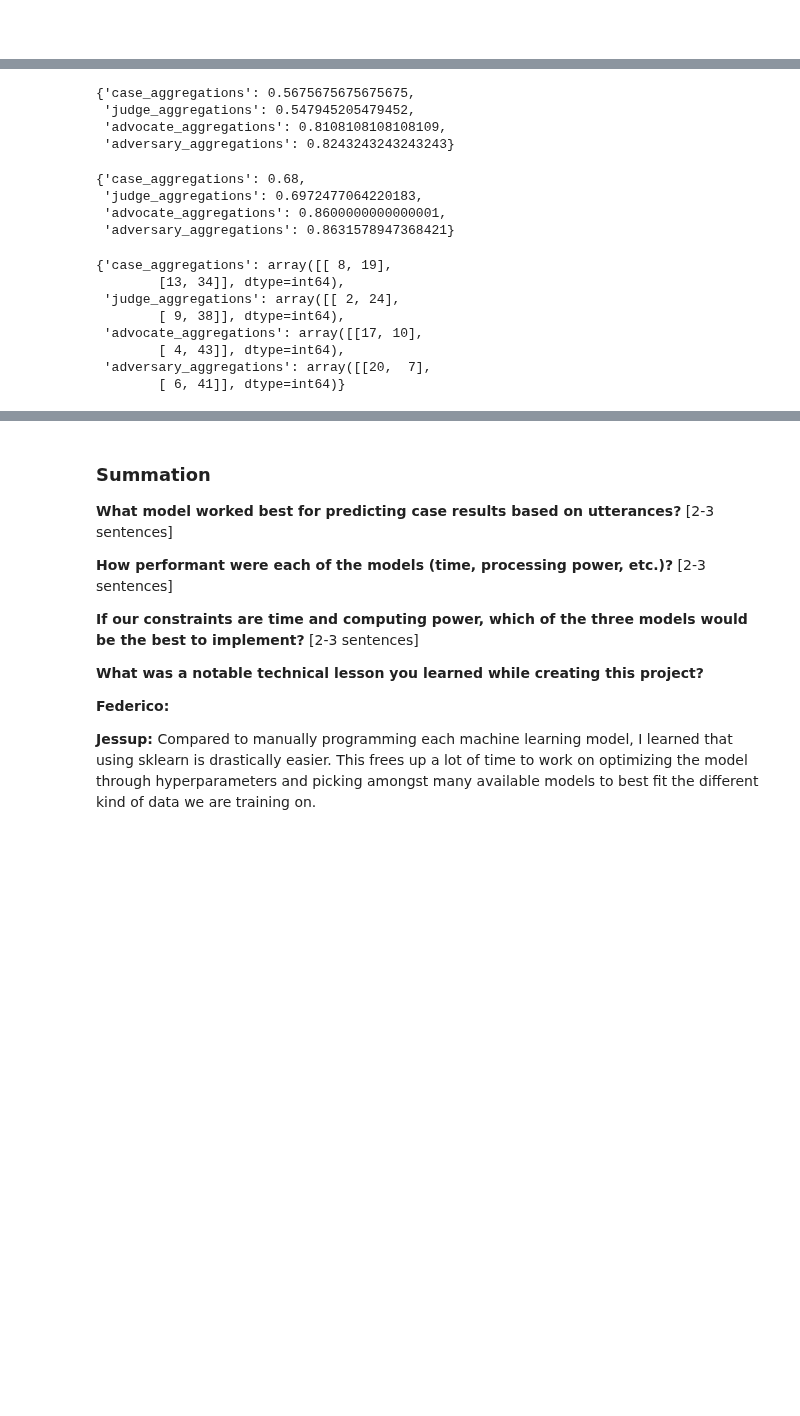
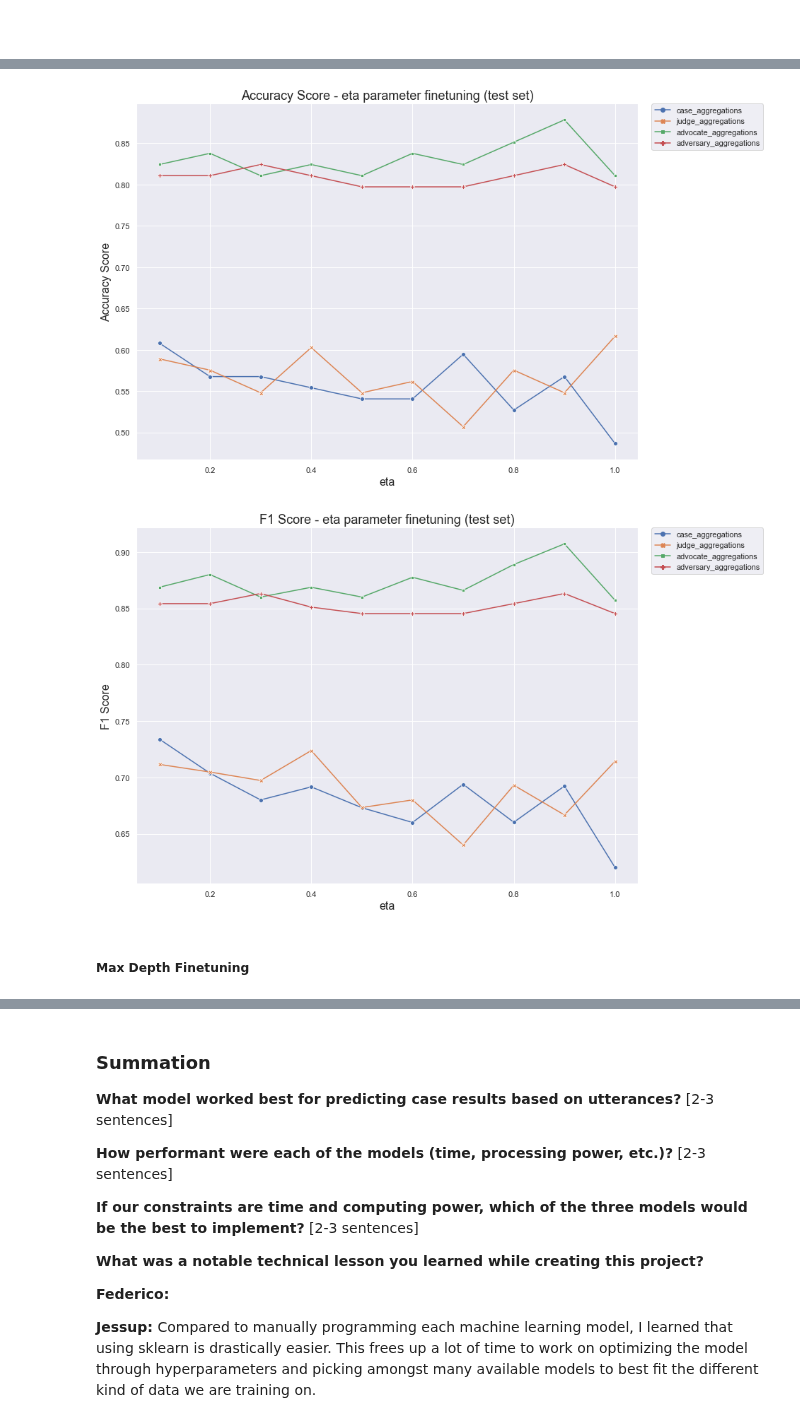
Before and after one commit to michplunkett/supreme-court-ml-predictions, a Jupyter notebook: final_report.ipynb, the cells around one changed output, grey strips where cells are left out. Drawn from its saved outputs; the diff is of its cells as text; code cells hidden in the pictures; blank space fills up the shorter version.

Commit message:
Adding plots for XGB hyperparams

```diff
--- a/final_report.ipynb
+++ b/final_report.ipynb
@@ -185,11 +185,11 @@ def plot_accuracy_scores(melted_df, param_name, accuracy_metric=None):
     plt.ticklabel_format(style='plain', axis='y')
     if accuracy_metric is None:
 
-        ax1.set_title(f'Accuracy Score - {param_name} parameter finetuning', fontsize = 18)
+        ax1.set_title(f'Accuracy Score - {param_name} parameter finetuning (test set)', fontsize = 18)
         ax1.set_ylabel("Accuracy Score", fontsize = 16)
     else:
-        ax1.set_title(f'{accuracy_metric} - {param_name} parameter finetuning', fontsize = 18)
-        ax1.set_ylabel(f"{accuracy_metric}", fontsize = 16)
+        ax1.set_title(f'{accuracy_metric} Score - {param_name} parameter finetuning (test set)', fontsize = 18)
+        ax1.set_ylabel(f"{accuracy_metric} Score", fontsize = 16)
 
     ax1.set_xlabel(param_name, fontsize = 16)
     plt.legend(bbox_to_anchor=(1.25, 1), loc='upper right', borderaxespad=0)
@@ -238,5 +240,4 @@ F1 score: 0.8631578947368421
 # %%
-
 accuracy_dicts = []
 f1_dicts = []
 confusion_matrix_dicts = []
@@ -248,5 +249,7 @@ for eta_value in eta_values:
 
     accuracy_dicts.append(xgboost_model.accuracies)
     f1_dicts.append(xgboost_model.f1)
+
+eta_melted, eta_f1_melted = get_long_df('eta', eta_values, accuracy_dicts, f1_dicts)
 # %% [output]
 Testing eta value: 0.1
@@ -268,25 +265,9 @@ acc_df
-# %%
-xgboost_model.accuracies
-# %% [output]
-{'case_aggregations': 0.5675675675675675,
- 'judge_aggregations': 0.547945205479452,
- 'advocate_aggregations': 0.8108108108108109,
- 'adversary_aggregations': 0.8243243243243243}
-# %%
-xgboost_model.f1
-# %% [output]
-{'case_aggregations': 0.68,
- 'judge_aggregations': 0.6972477064220183,
- 'advocate_aggregations': 0.8600000000000001,
- 'adversary_aggregations': 0.8631578947368421}
-# %%
-xgboost_model.confusion_matrix
-# %% [output]
-{'case_aggregations': array([[ 8, 19],
-        [13, 34]], dtype=int64),
- 'judge_aggregations': array([[ 2, 24],
-        [ 9, 38]], dtype=int64),
- 'advocate_aggregations': array([[17, 10],
-        [ 4, 43]], dtype=int64),
- 'adversary_aggregations': array([[20,  7],
-        [ 6, 41]], dtype=int64)}
+# %%
+# Plot accuracy scores
+plot_accuracy_scores(eta_melted, 'eta')
+plot_accuracy_scores(eta_f1_melted, 'eta', accuracy_metric='F1')
+# %% [output]
+[figure, added]
+[figure, added]
+# %% [markdown]
+##### Max Depth Finetuning
```
Also changed, not shown: parts of 8 cells of this notebook.
